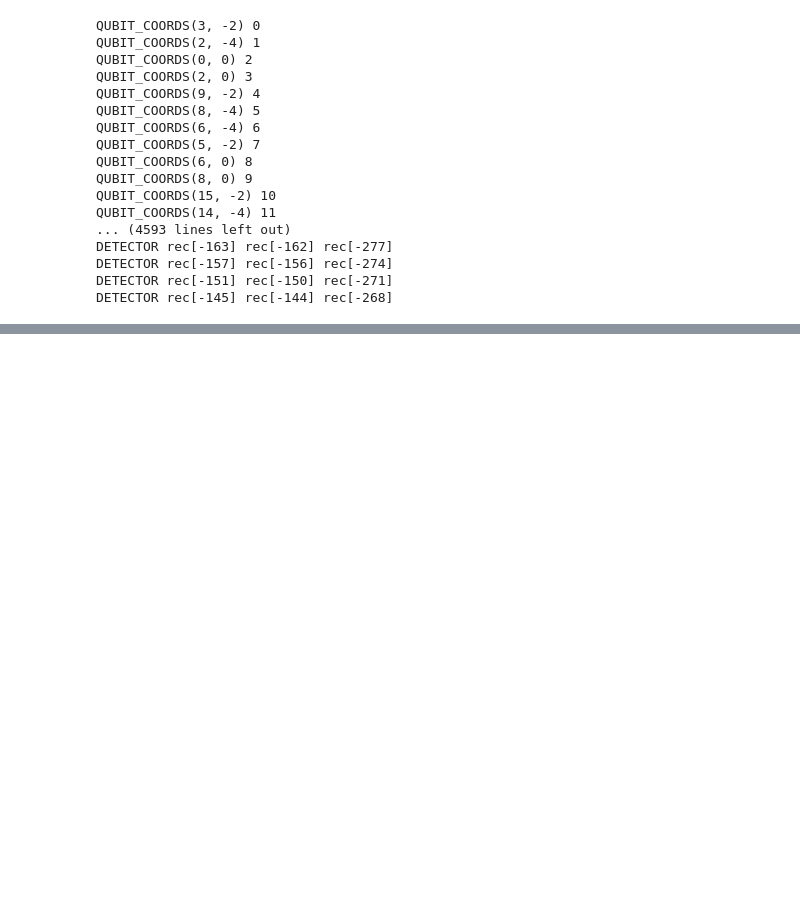
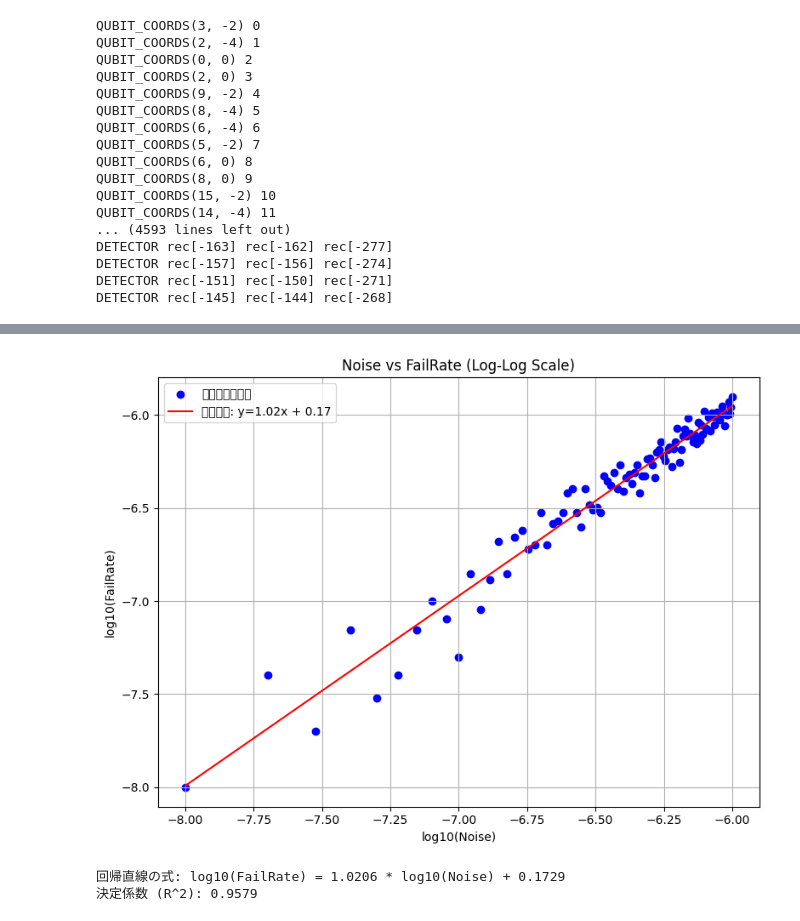
Before and after one commit to yugahirai/invention, a Jupyter notebook: stim/unfolding_color_code_3.ipynb, the cells around one changed output, grey strips where cells are left out. Cells and saved outputs as stored; diff of their text form; code cells hidden in the pictures; blank space fills up the shorter version.

```diff
--- a/stim/unfolding_color_code_3.ipynb
+++ b/stim/unfolding_color_code_3.ipynb
@@ -1433,0 +1298,77 @@ Iteration 49: 15025/1000000000 = 0.0000150250 (Noise: 0.005)
+# %%
+import numpy as np
+
+# x_list と y_list を NumPy 配列に変換
+x_array = np.array(x_list)
+y_array = np.array(y_list)
+
+# 2 列の配列に結合
+data = np.column_stack((x_array, y_array))
+
+np.savetxt('output.txt', data, fmt='%.10f', header='Noise FailRate', comments='')
+# %%
+import pandas as pd
+import numpy as np
+import matplotlib.pyplot as plt
+from scipy import stats
+
+# データを読み込む
+# output.txt がスペース区切りで、最初の列が Noise、2 列目が FailRate と仮定
+try:
+    data = pd.read_csv('output.txt', sep='\s+', header=None, names=['Noise', 'FailRate'])
+    print("データの読み込みに成功しました。")
+except Exception as e:
+    print(f"データの読み込み中にエラーが発生しました: {e}")
+    exit()
+
+# データの最初の数行を表示して確認
+print("読み込んだデータの先頭:")
+print(data.head())
+
+# 数値型に変換（エラーがある場合は NaN にする）
+data['Noise'] = pd.to_numeric(data['Noise'], errors='coerce')
+data['FailRate'] = pd.to_numeric(data['FailRate'], errors='coerce')
+
+# 変換できなかったデータの確認
+if data['Noise'].isnull().any() or data['FailRate'].isnull().any():
+    print("数値変換に失敗したデータが存在します。該当する行を除外します。")
+    print(data[data.isnull().any(axis=1)])
+
+# NaN を含む行を除外
+data = data.dropna(subset=['Noise', 'FailRate'])
+
+# FailRate が0でないデータのみを選択
+filtered_data = data[data['FailRate'] > 0]
+
+# Noise が0でないことも確認（念のため）
+filtered_data = filtered_data[filtered_data['Noise'] > 0]
+
+# フィルタリング後のデータ数を表示
+print(f"フィルタリング後のデータ数: {len(filtered_data)}")
+
+# 対数変換
+log_noise = np.log10(filtered_data['Noise'])
+log_failrate = np.log10(filtered_data['FailRate'])
+
+# 線形回帰（対数スケールで）
+slope, intercept, r_value, p_value, std_err = stats.linregress(log_noise, log_failrate)
+
+# 回帰直線の計算
+regression_line = slope * log_noise + intercept
+
+# プロット
+plt.figure(figsize=(8,6))
+plt.scatter(log_noise, log_failrate, color='blue', label='データポイント')
+plt.plot(log_noise, regression_line, color='red', label=f'回帰直線: y={slope:.2f}x + {intercept:.2f}')
+plt.xlabel('log10(Noise)')
+plt.ylabel('log10(FailRate)')
+plt.title('Noise vs FailRate (Log-Log Scale)')
+plt.legend()
+plt.grid(True)
+plt.tight_layout()
+plt.show()
+
+# 回帰結果の表示
+print(f"回帰直線の式: log10(FailRate) = {slope:.4f} * log10(Noise) + {intercept:.4f}")
+print(f"決定係数 (R^2): {r_value**2:.4f}")
+# %% [output]
@@ -1434,3 +1387,6 @@ Iteration 49: 15025/1000000000 = 0.0000150250 (Noise: 0.005)
+[figure, added]
+回帰直線の式: log10(FailRate) = 1.0206 * log10(Noise) + 0.1729
+決定係数 (R^2): 0.9579
 # %%
 def count_logical_errors(circuit: stim.Circuit, num_shots: int) -> int:
     # Sample the circuit.
```
Also changed, not shown: parts of 7 cells of this notebook, 20 other files.
